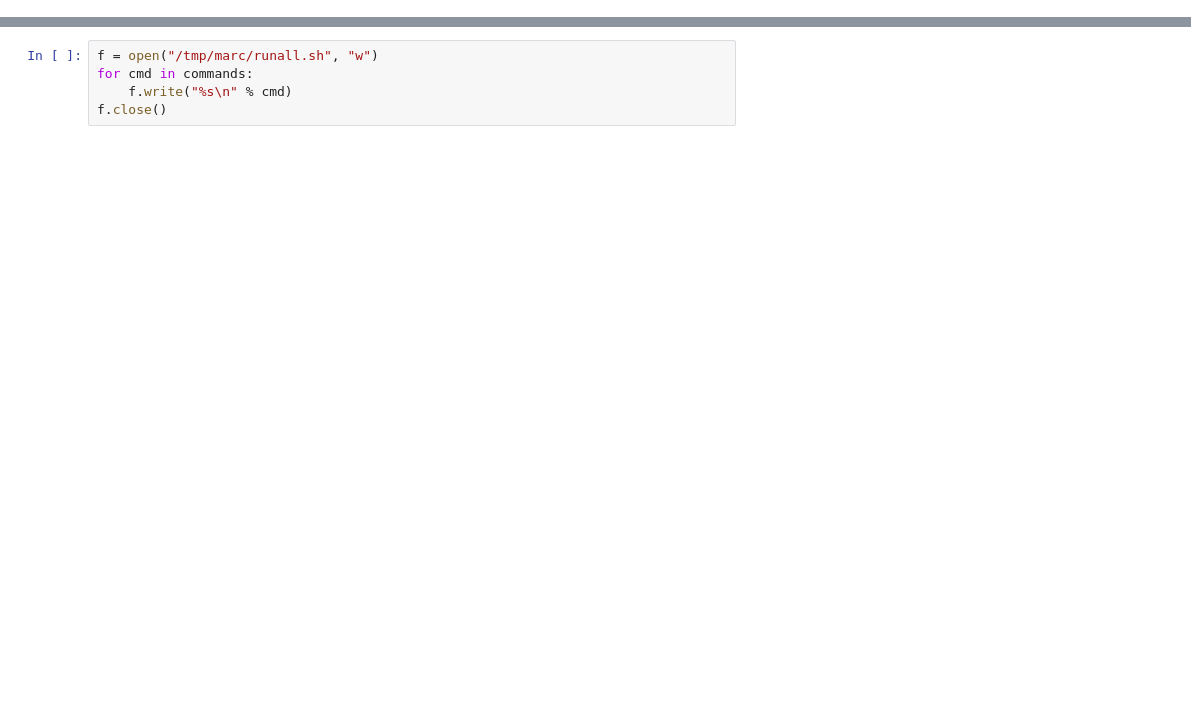
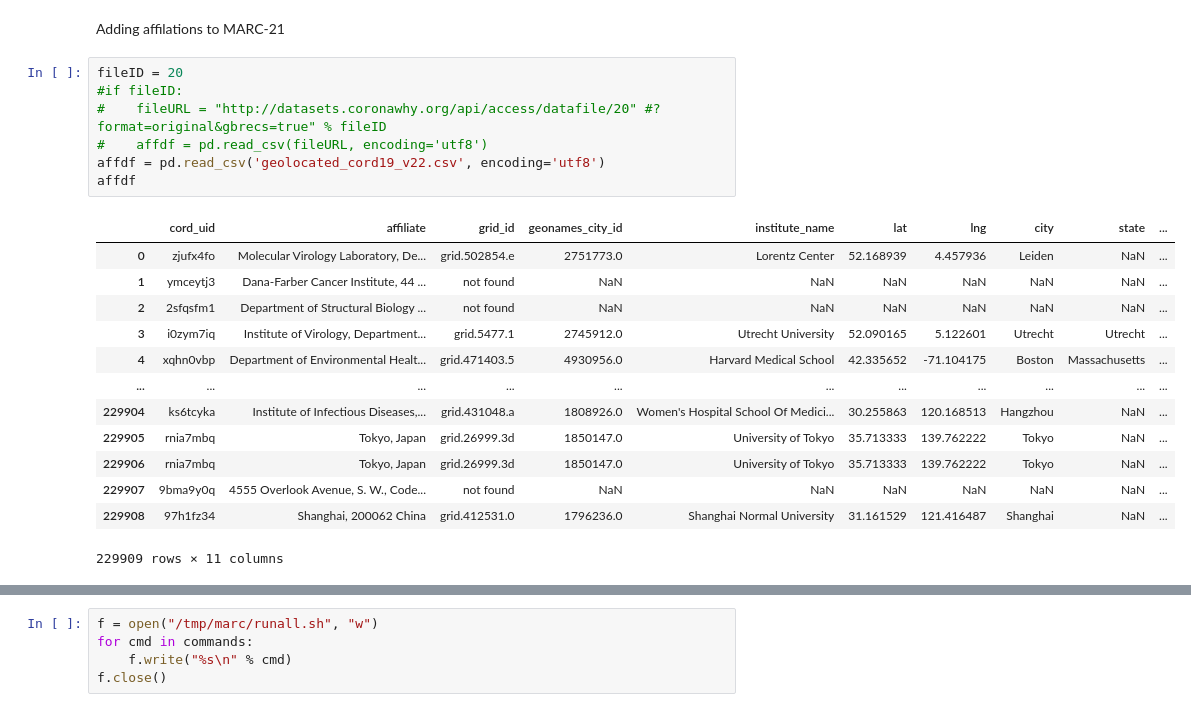
Before and after one commit to CoronaWhy/cord19-metadata, a Jupyter notebook: notebooks/MARC21 conversion.ipynb, the cells around one changed output, grey strips where cells are left out. Cells and saved outputs as stored; diff of their text form; blank space fills up the shorter version.

```diff
--- a/notebooks/MARC21 conversion.ipynb
+++ b/notebooks/MARC21 conversion.ipynb
@@ -61,0 +140,23 @@ metadata.head()
+# %% [markdown]
+Adding affilations to MARC-21
+# %%
+fileID = 20
+#if fileID:
+#    fileURL = "http://datasets.coronawhy.org/api/access/datafile/20" #?format=original&gbrecs=true" % fileID
+#    affdf = pd.read_csv(fileURL, encoding='utf8')
+affdf = pd.read_csv('geolocated_cord19_v22.csv', encoding='utf8')
+affdf
+# %% [output]
+|  | cord_uid | affiliate | grid_id | geonames_city_id | institute_name | lat | lng | city | state | ... |
+| 0 | zjufx4fo | Molecular Virology Laboratory, De... | grid.502854.e | 2751773.0 | Lorentz Center | 52.168939 | 4.457936 | Leiden | NaN | ... |
+| 1 | ymceytj3 | Dana-Farber Cancer Institute, 44 ... | not found | NaN | NaN | NaN | NaN | NaN | NaN | ... |
+| 2 | 2sfqsfm1 | Department of Structural Biology ... | not found | NaN | NaN | NaN | NaN | NaN | NaN | ... |
+| 3 | i0zym7iq | Institute of Virology, Department... | grid.5477.1 | 2745912.0 | Utrecht University | 52.090165 | 5.122601 | Utrecht | Utrecht | ... |
+| 4 | xqhn0vbp | Department of Environmental Healt... | grid.471403.5 | 4930956.0 | Harvard Medical School | 42.335652 | -71.104175 | Boston | Massachusetts | ... |
+| ... | ... | ... | ... | ... | ... | ... | ... | ... | ... | ... |
+| 229904 | ks6tcyka | Institute of Infectious Diseases,... | grid.431048.a | 1808926.0 | Women's Hospital School Of Medici... | 30.255863 | 120.168513 | Hangzhou | NaN | ... |
+| 229905 | rnia7mbq | Tokyo, Japan | grid.26999.3d | 1850147.0 | University of Tokyo | 35.713333 | 139.762222 | Tokyo | NaN | ... |
+| 229906 | rnia7mbq | Tokyo, Japan | grid.26999.3d | 1850147.0 | University of Tokyo | 35.713333 | 139.762222 | Tokyo | NaN | ... |
+| 229907 | 9bma9y0q | 4555 Overlook Avenue, S. W., Code... | not found | NaN | NaN | NaN | NaN | NaN | NaN | ... |
+| 229908 | 97h1fz34 | Shanghai, 200062 China | grid.412531.0 | 1796236.0 | Shanghai Normal University | 31.161529 | 121.416487 | Shanghai | NaN | ... |
+229909 rows × 11 columns
```
Also changed, not shown: parts of 14 cells of this notebook.
